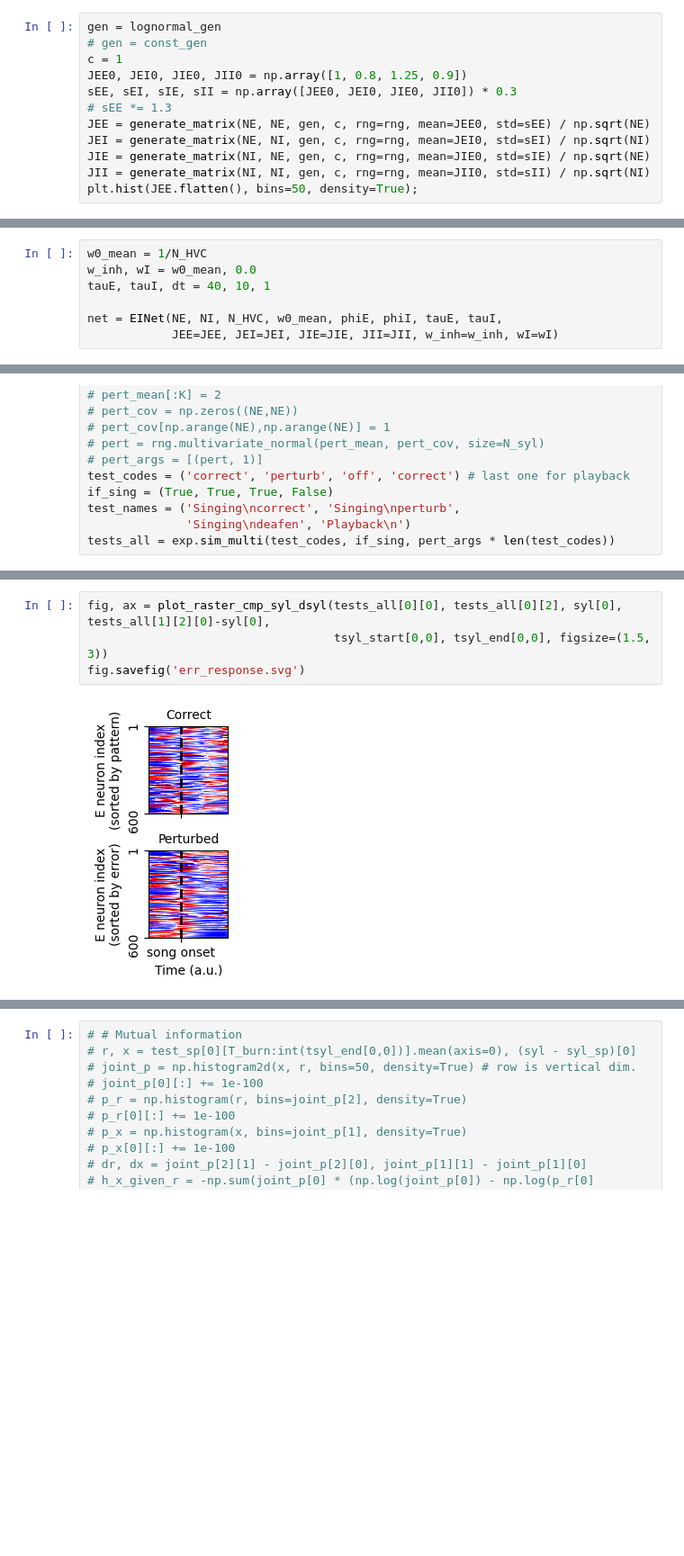
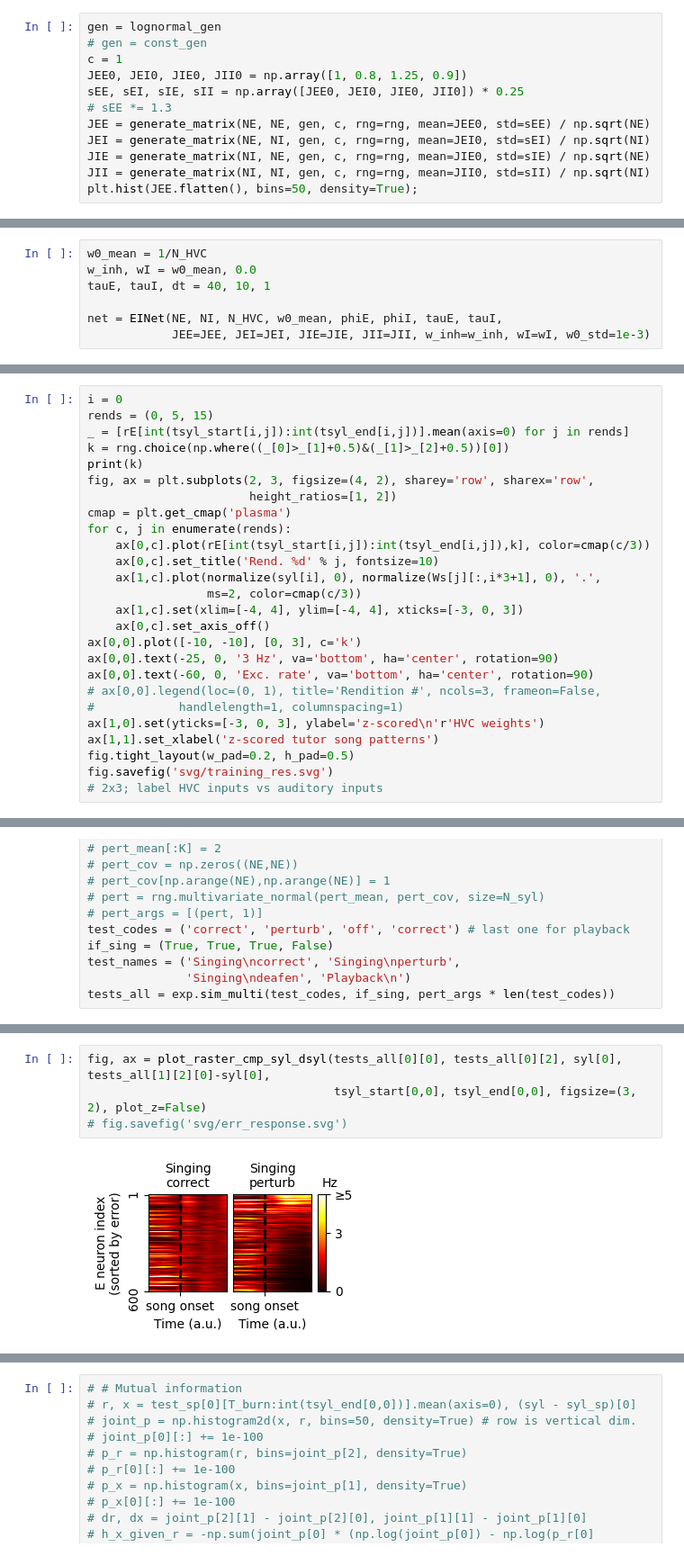
Before and after one commit to gongziyida/vocal-error-network, a Jupyter notebook: EI.ipynb, the cells around one changed output, grey strips where cells are left out. Shown at 90% size. Saved outputs shown, nothing was run; the diff lists cells and outputs as text; blank space fills up the shorter version.

```diff
--- a/EI.ipynb
+++ b/EI.ipynb
@@ -48,7 +48,7 @@ gen = lognormal_gen
 # gen = const_gen
 c = 1
 JEE0, JEI0, JIE0, JII0 = np.array([1, 0.8, 1.25, 0.9])
-sEE, sEI, sIE, sII = np.array([JEE0, JEI0, JIE0, JII0]) * 0.3
+sEE, sEI, sIE, sII = np.array([JEE0, JEI0, JIE0, JII0]) * 0.25
 # sEE *= 1.3
 JEE = generate_matrix(NE, NE, gen, c, rng=rng, mean=JEE0, std=sEE) / np.sqrt(NE)
 JEI = generate_matrix(NE, NI, gen, c, rng=rng, mean=JEI0, std=sEI) / np.sqrt(NI)
@@ -67,7 +67,7 @@ w_inh, wI = w0_mean, 0.0
 tauE, tauI, dt = 40, 10, 1
 
 net = EINet(NE, NI, N_HVC, w0_mean, phiE, phiI, tauE, tauI,
-            JEE=JEE, JEI=JEI, JIE=JIE, JII=JII, w_inh=w_inh, wI=wI)
+            JEE=JEE, JEI=JEI, JIE=JIE, JII=JII, w_inh=w_inh, wI=wI, w0_std=1e-3)
 # %%
 rE0 = rng.normal(loc=1, scale=0.5, size=NE).clip(min=0)
 rI0 = rng.normal(loc=5, scale=0.5, size=NI).clip(min=0)
@@ -113,0 +114,26 @@ plot_wcol_corr(W_syl_corrs, (1, 4), (7, 2))
+# %%
+i = 0
+rends = (0, 5, 15)
+_ = [rE[int(tsyl_start[i,j]):int(tsyl_end[i,j])].mean(axis=0) for j in rends]
+k = rng.choice(np.where((_[0]>_[1]+0.5)&(_[1]>_[2]+0.5))[0])
+print(k)
+fig, ax = plt.subplots(2, 3, figsize=(4, 2), sharey='row', sharex='row',
+                       height_ratios=[1, 2])
+cmap = plt.get_cmap('plasma')
+for c, j in enumerate(rends):
+    ax[0,c].plot(rE[int(tsyl_start[i,j]):int(tsyl_end[i,j]),k], color=cmap(c/3))
+    ax[0,c].set_title('Rend. %d' % j, fontsize=10)
+    ax[1,c].plot(normalize(syl[i], 0), normalize(Ws[j][:,i*3+1], 0), '.',
+                 ms=2, color=cmap(c/3))
+    ax[1,c].set(xlim=[-4, 4], ylim=[-4, 4], xticks=[-3, 0, 3])
+    ax[0,c].set_axis_off()
+ax[0,0].plot([-10, -10], [0, 3], c='k')
+ax[0,0].text(-25, 0, '3 Hz', va='bottom', ha='center', rotation=90)
+ax[0,0].text(-60, 0, 'Exc. rate', va='bottom', ha='center', rotation=90)
+# ax[0,0].legend(loc=(0, 1), title='Rendition #', ncols=3, frameon=False,
+#            handlelength=1, columnspacing=1)
+ax[1,0].set(yticks=[-3, 0, 3], ylabel='z-scored\n'r'HVC weights')
+ax[1,1].set_xlabel('z-scored tutor song patterns')
+fig.tight_layout(w_pad=0.2, h_pad=0.5)
+fig.savefig('svg/training_res.svg')
+# 2x3; label HVC inputs vs auditory inputs
@@ -171,9 +246,9 @@ fig, ax = plot_tests_mean(tests_all[0], test_names, ti, tj)
 # %%
 fig, ax = plot_raster_cmp_syl_dsyl(tests_all[0][0], tests_all[0][2], syl[0], tests_all[1][2][0]-syl[0],
-                                   tsyl_start[0,0], tsyl_end[0,0], figsize=(1.5, 3))
-fig.savefig('err_response.svg')
+                                   tsyl_start[0,0], tsyl_end[0,0], figsize=(3, 2), plot_z=False)
+# fig.savefig('svg/err_response.svg')
 # %% [output]
-[figure, old version]
+[figure, new version]
 # %%
 ti, tj = T_burn//2, T_burn + T_rend
 ts = [(tsyl_start[i,0]-ti, tsyl_end[i,0]-ti) for i in range(N_syl)] # for plotting bars
```
Also changed, not shown: parts of 20 cells of this notebook, 6 other files.
